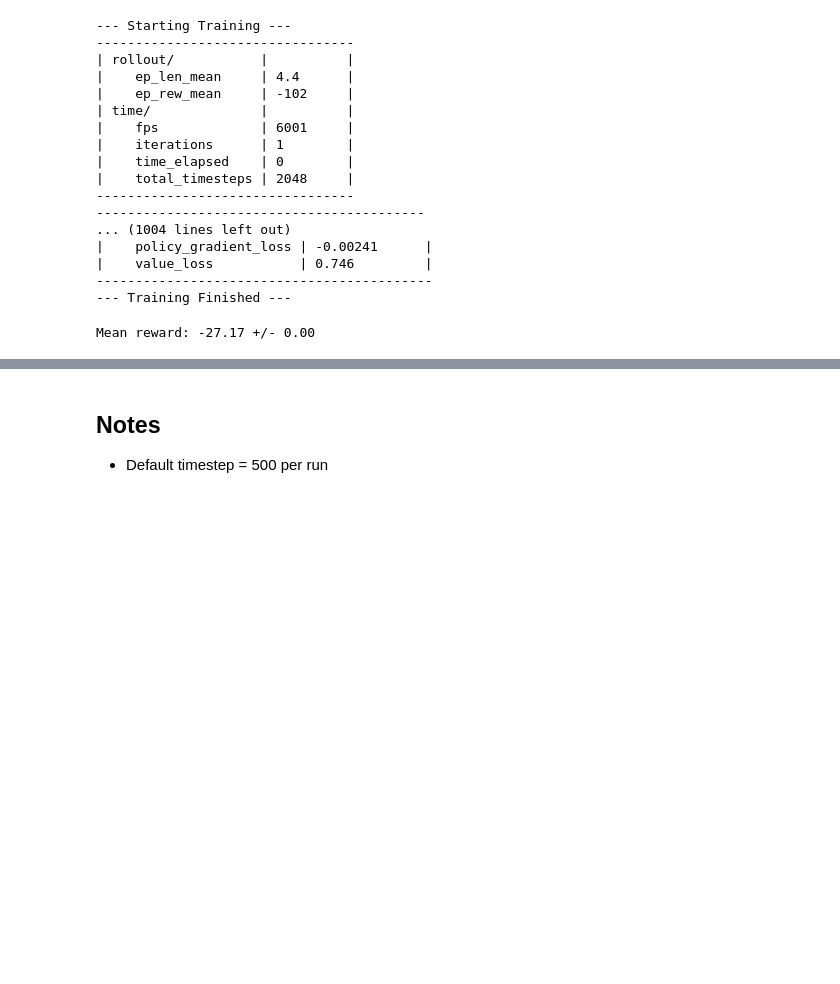
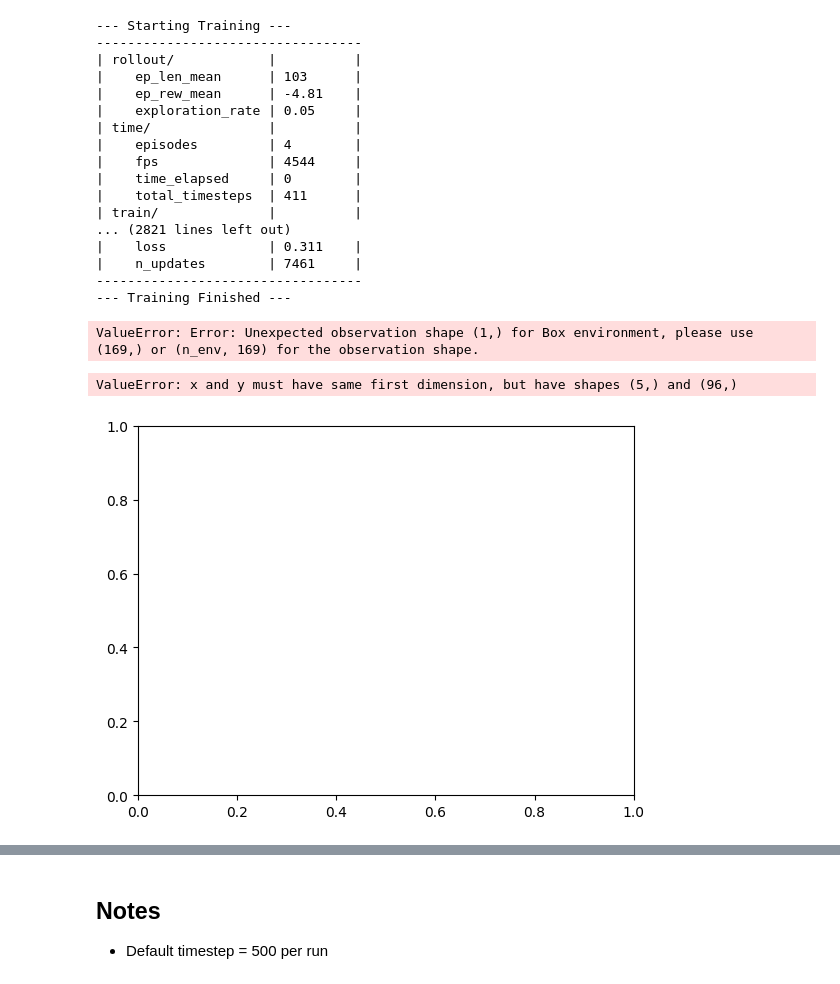
Before and after one commit to alisonands/gym_gridworlds, a Jupyter notebook: train.ipynb, the cells around one changed output, grey strips where cells are left out. Saved outputs shown, nothing was run; the diff lists cells and outputs as text; code cells hidden in the pictures; blank space fills up the shorter version.

```diff
--- a/train.ipynb
+++ b/train.ipynb
@@ -22,7 +38,15 @@ env = gym.make(f"Gym-Gridworlds/{env_name}",
                distance_reward = distance_reward,
                start_pos = start_pos,
                random_goals = random_goals)
+
+LOG_DIR = "log_dir/"
+MODEL_DIR = "trained_models/"
+
 # logging wrapper
-os.makedirs("logs/", exist_ok=True)
-os.makedirs("trained_models", exist_ok=True)
+os.makedirs(LOG_DIR, exist_ok=True)
+os.makedirs(MODEL_DIR, exist_ok=True)
+
+# wrap environment with logging wrapper for tensorboard
+env = OneHotWrapper(env)
+env = Monitor(env, LOG_DIR)
 # %%
@@ -57,24 +82,24 @@ Wrapping the env in a DummyVecEnv.
 # %%
 # train model, progress bar w tdqm
 print("--- Starting Training ---")
-model.learn(total_timesteps=100000, progress_bar=False)
+model.learn(total_timesteps=30000, progress_bar=False)
 print("--- Training Finished ---")
 # %% [output]
 --- Starting Training ---
----------------------------------
-| rollout/           |          |
-|    ep_len_mean     | 4.4      |
-|    ep_rew_mean     | -102     |
-| time/              |          |
-|    fps             | 6001     |
-|    iterations      | 1        |
-|    time_elapsed    | 0        |
-|    total_timesteps | 2048     |
----------------------------------
-------------------------------------------
-... (1004 lines left out)
-|    policy_gradient_loss | -0.00241      |
-|    value_loss           | 0.746         |
--------------------------------------------
+----------------------------------
+| rollout/            |          |
+|    ep_len_mean      | 103      |
+|    ep_rew_mean      | -4.81    |
+|    exploration_rate | 0.05     |
+| time/               |          |
+|    episodes         | 4        |
+|    fps              | 4544     |
+|    time_elapsed     | 0        |
+|    total_timesteps  | 411      |
+| train/              |          |
+... (2821 lines left out)
+|    loss             | 0.311    |
+|    n_updates        | 7461     |
+----------------------------------
 --- Training Finished ---
 # %%
@@ -82,7 +107,29 @@ model.save(f"test_envs/trained_models/{save_model_name}")
 # %%
 eval_env = gym.make(f"Gym-Gridworlds/{env_name}", no_stay=no_stay, distance_reward=distance_reward)
-trained_model = PPO.load(f"test_envs/trained_models/{save_model_name}")
+trained_model = DQN.load(f"trained_models/{save_model_name}")
 mean_reward, std_reward = evaluate_policy(trained_model, eval_env, n_eval_episodes=10)
 print(f"Mean reward: {mean_reward:.2f} +/- {std_reward:.2f}")
 # %% [output]
-Mean reward: -27.17 +/- 0.00
+ValueError: Error: Unexpected observation shape (1,) for Box environment, please use (169,) or (n_env, 169) for the observation shape.
+# %%
+# Plotting the learning curve from the Monitor logs
+
+# Helper function from Stable Baselines 3 to read monitor files
+def plot_results(log_folder, title='Learning Curve'):
+    x, y = ts2xy(load_results(log_folder), 'timesteps')
+    # Smooth the curve using a moving average
+    y = np.convolve(y, np.ones(100)/100, mode='valid')
+    x = x[len(x) - len(y):]
+
+    fig = plt.figure(title)
+    plt.plot(x, y)
+    plt.xlabel('Number of Timesteps')
+    plt.ylabel('Rewards')
+    plt.title(title)
+    plt.grid(True)
+    plt.show()
+
+plot_results(LOG_DIR)
+# %% [output]
+ValueError: x and y must have same first dimension, but have shapes (5,) and (96,)
+[figure, added]
```
Also changed, not shown: parts of 6 cells of this notebook, 16 other files.
